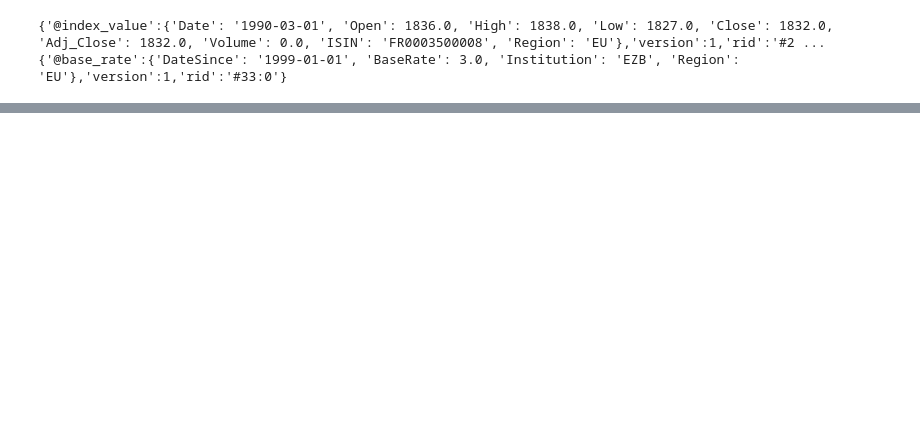
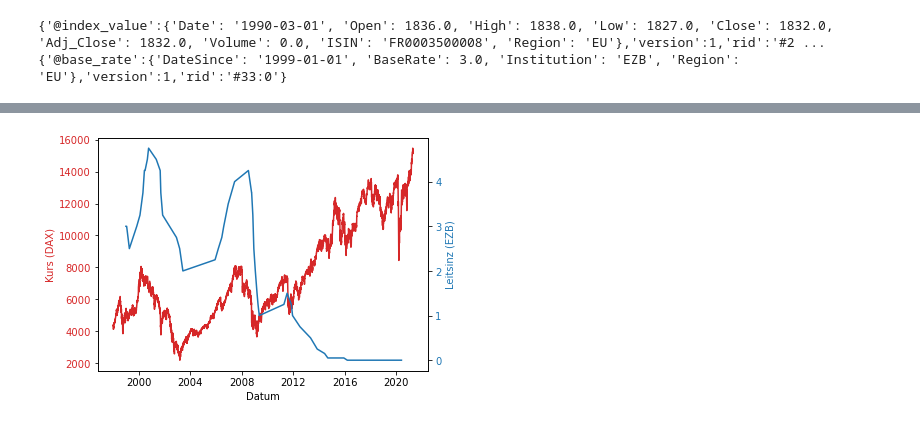
Before and after one commit to alexandermenze/wdk-projekt, a Jupyter notebook: 41_DatenEinlesen.ipynb, the cells around one changed output, grey strips where cells are left out. Drawn from its saved outputs; the diff is of its cells as text; code cells hidden in the pictures; blank space fills up the shorter version.

```diff
--- a/41_DatenEinlesen.ipynb
+++ b/41_DatenEinlesen.ipynb
@@ -163,0 +164,32 @@ plt.show()
+# %%
+# DAX
+dax_data = list(map(lambda x: x.oRecordData, client.query('SELECT FROM ' + config.table_index_values_name + ' WHERE ISIN = "DE0008469008" AND Date > "1998-01-01" ORDER BY Date ASC', -1)))
+dax_data = sorted(dax_data, key=get_date)
+dax_dates = list(map(lambda x: dt.datetime.strptime(x["Date"], '%Y-%m-%d').date(), dax_data))
+close_values = list(map(lambda x: x["Close"], dax_data))
+
+# EZB
+ezb_data = list(map(lambda x: x.oRecordData, client.query('SELECT FROM ' + config.table_base_rates_name + ' WHERE Institution = "EZB" ORDER BY Date ASC', -1)))
+ezb_data = sorted(ezb_data, key=get_date_since)
+base_rate_dates = list(map(lambda x: dt.datetime.strptime(x["DateSince"], '%Y-%m-%d').date(), ezb_data))
+base_rate_values = list(map(lambda x: x["BaseRate"], ezb_data))
+
+fig, ax1 = plt.subplots()
+
+color = 'tab:red'
+ax1.set_xlabel('Datum')
+ax1.set_ylabel('Kurs (DAX)', color=color)
+ax1.plot(dax_dates, close_values, color=color)
+ax1.tick_params(axis='y', labelcolor=color)
+
+ax2 = ax1.twinx()  # instantiate a second axes that shares the same x-axis
+
+color = 'tab:blue'
+ax2.set_ylabel('Leitsinz (EZB)', color=color)  # we already handled the x-label with ax1
+ax2.plot(base_rate_dates, base_rate_values, color=color)
+ax2.tick_params(axis='y', labelcolor=color)
+
+fig.tight_layout()  # otherwise the right y-label is slightly clipped
+plt.show()
+# %% [output]
+[figure, added]
```
Also changed, not shown: parts of 3 cells of this notebook, 2 other files.
